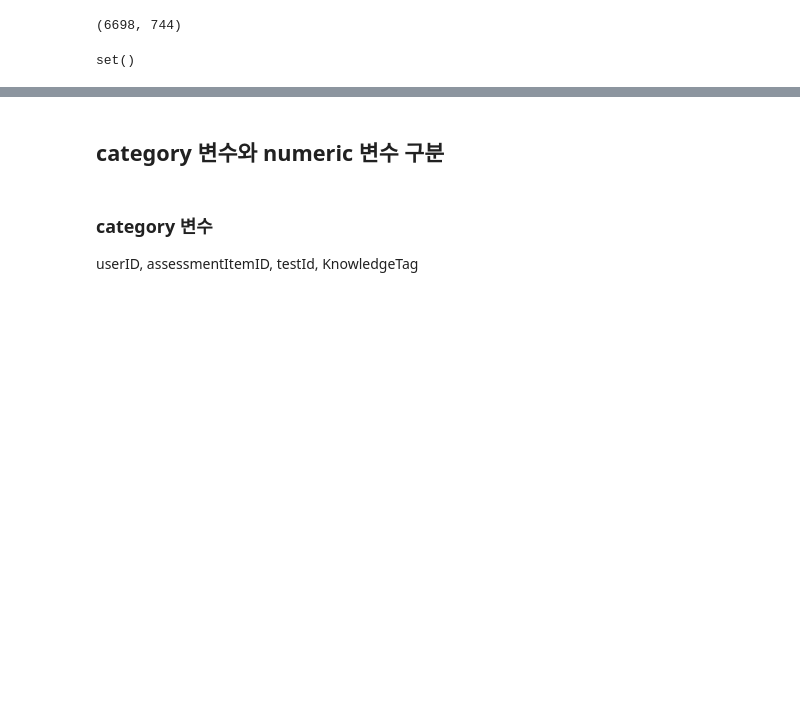
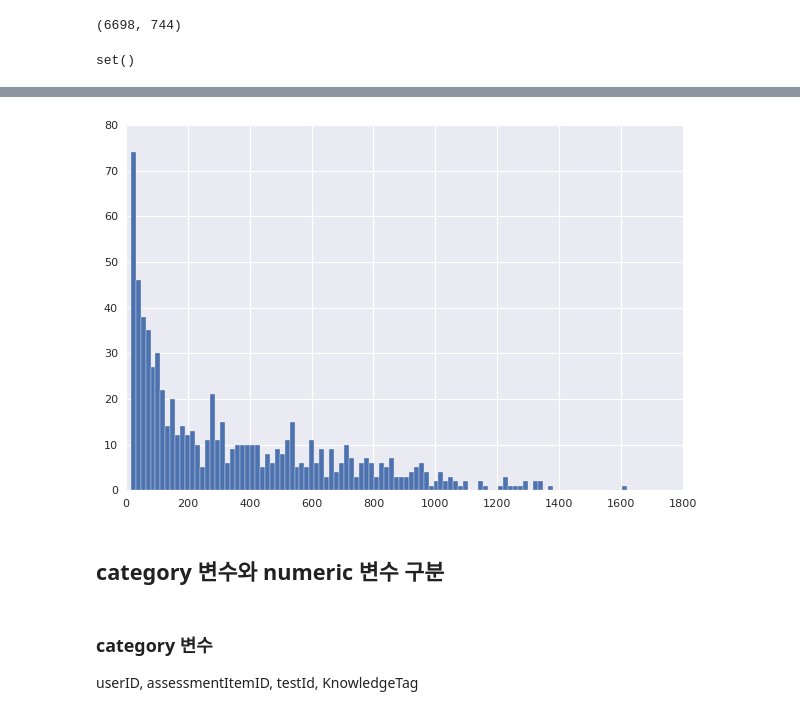
Before and after one commit to boostcampaitech4lv23recsys2/level2_dkt_recsys-level2-recsys-08, a Jupyter notebook: EDA/EDA_cwj.ipynb, the cells around one changed output, grey strips where cells are left out. Drawn from its saved outputs; the diff is of its cells as text; code cells hidden in the pictures; blank space fills up the shorter version.

```diff
--- a/EDA/EDA_cwj.ipynb
+++ b/EDA/EDA_cwj.ipynb
@@ -119,3 +135,8 @@ set()
+# %%
+fig, ax = plt.subplots()
+q = test.groupby('userID')['assessmentItemID'].count().hist(bins=100)
+# %% [output]
+[figure, added]
 # %% [markdown]
 ## category 변수와 numeric 변수 구분
 # %% [markdown]
```
Also changed, not shown: parts of 12 cells of this notebook.
